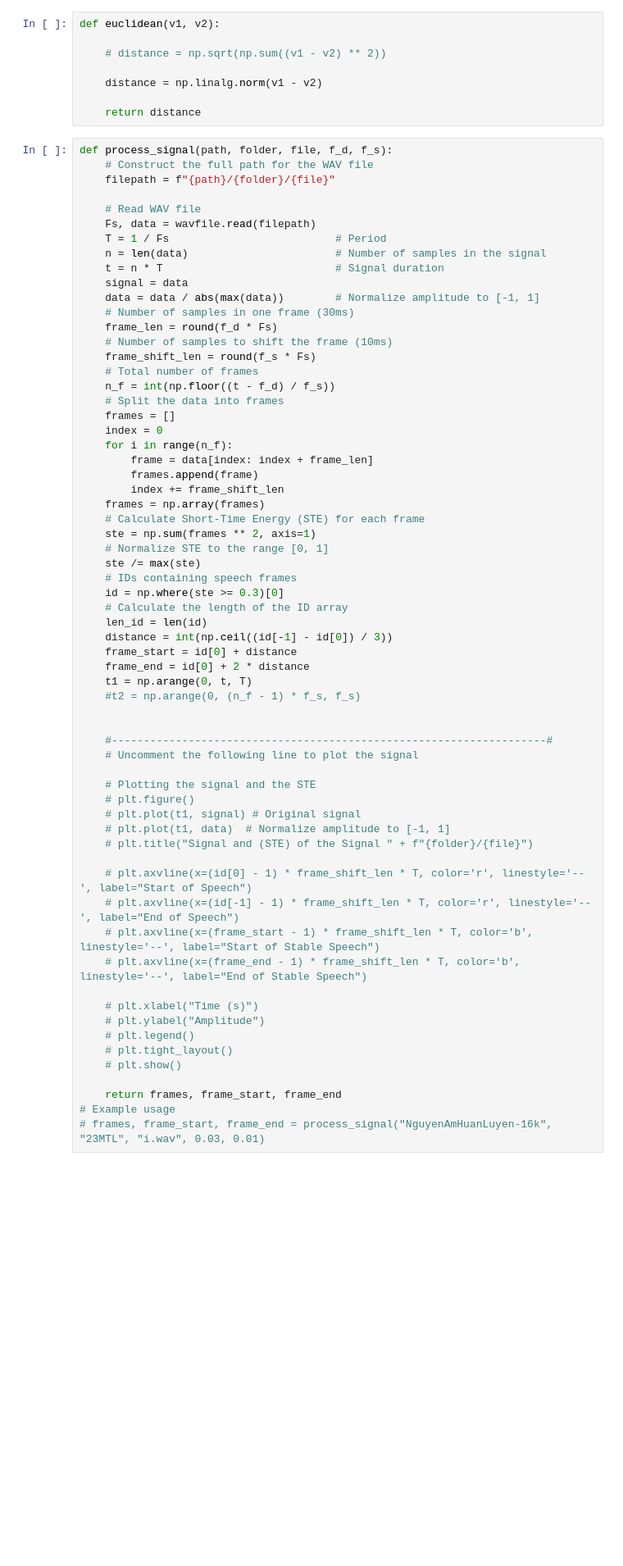
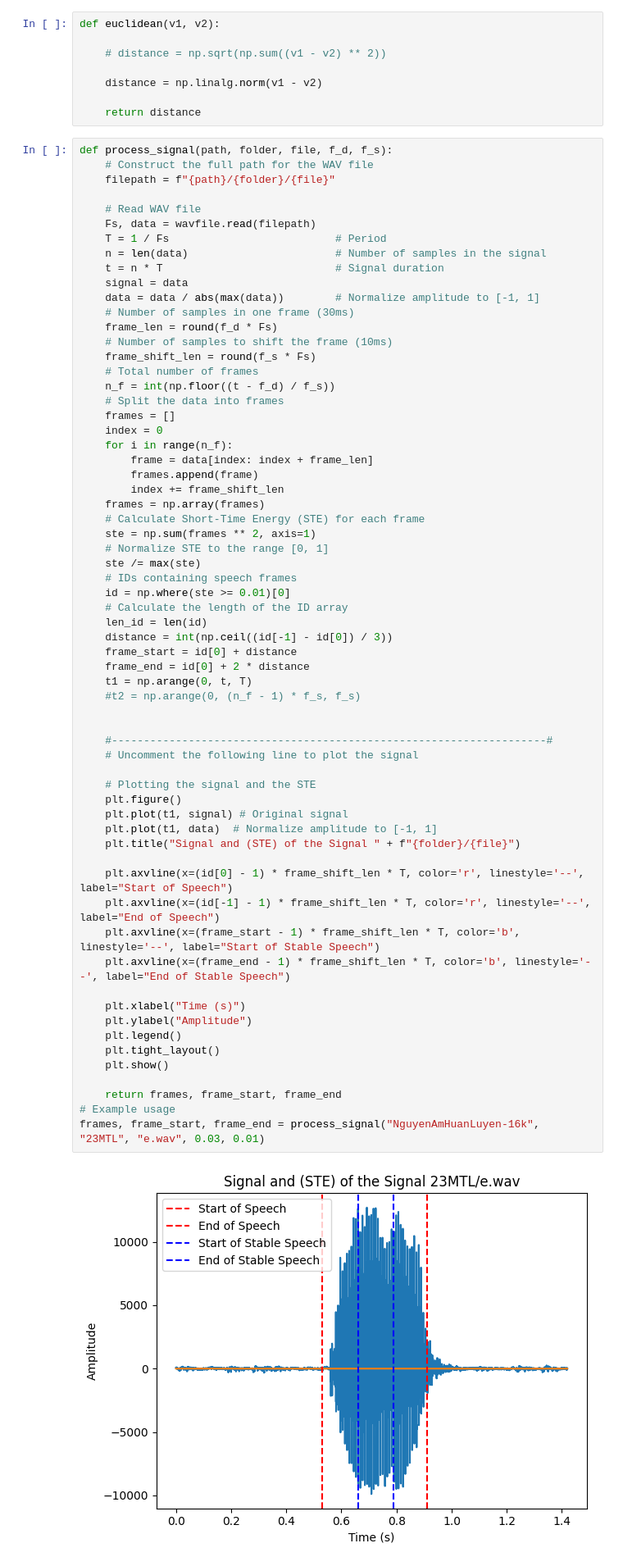
Before and after one commit to nate-q-136/xlths-baitap, a Jupyter notebook: bai2_test.ipynb, the cells around one changed output. Shown: that part at 82% size. Saved outputs shown, nothing was run; the diff lists cells and outputs as text; blank space fills up the shorter version.

```diff
--- a/bai2_test.ipynb
+++ b/bai2_test.ipynb
@@ -80,48 +80,50 @@ def process_signal(path, folder, file, f_d, f_s):
     frames = []
     index = 0
     for i in range(n_f):
         frame = data[index: index + frame_len]
         frames.append(frame)
         index += frame_shift_len
     frames = np.array(frames)
     # Calculate Short-Time Energy (STE) for each frame
     ste = np.sum(frames ** 2, axis=1)
     # Normalize STE to the range [0, 1]
     ste /= max(ste)
     # IDs containing speech frames
-    id = np.where(ste >= 0.3)[0]
+    id = np.where(ste >= 0.01)[0]
     # Calculate the length of the ID array
     len_id = len(id)
     distance = int(np.ceil((id[-1] - id[0]) / 3))
     frame_start = id[0] + distance
     frame_end = id[0] + 2 * distance
     t1 = np.arange(0, t, T)
     #t2 = np.arange(0, (n_f - 1) * f_s, f_s)
 
 
     #--------------------------------------------------------------------#
     # Uncomment the following line to plot the signal
 
     # Plotting the signal and the STE
-    # plt.figure()
-    # plt.plot(t1, signal) # Original signal
-    # plt.plot(t1, data)  # Normalize amplitude to [-1, 1]
-    # plt.title("Signal and (STE) of the Signal " + f"{folder}/{file}")
+    plt.figure()
+    plt.plot(t1, signal) # Original signal
+    plt.plot(t1, data)  # Normalize amplitude to [-1, 1]
+    plt.title("Signal and (STE) of the Signal " + f"{folder}/{file}")
 
-    # plt.axvline(x=(id[0] - 1) * frame_shift_len * T, color='r', linestyle='--', label="Start of Speech")
-    # plt.axvline(x=(id[-1] - 1) * frame_shift_len * T, color='r', linestyle='--', label="End of Speech")
-    # plt.axvline(x=(frame_start - 1) * frame_shift_len * T, color='b', linestyle='--', label="Start of Stable Speech")
-    # plt.axvline(x=(frame_end - 1) * frame_shift_len * T, color='b', linestyle='--', label="End of Stable Speech")
+    plt.axvline(x=(id[0] - 1) * frame_shift_len * T, color='r', linestyle='--', label="Start of Speech")
+    plt.axvline(x=(id[-1] - 1) * frame_shift_len * T, color='r', linestyle='--', label="End of Speech")
+    plt.axvline(x=(frame_start - 1) * frame_shift_len * T, color='b', linestyle='--', label="Start of Stable Speech")
+    plt.axvline(x=(frame_end - 1) * frame_shift_len * T, color='b', linestyle='--', label="End of Stable Speech")
 
-    # plt.xlabel("Time (s)")
-    # plt.ylabel("Amplitude")
-    # plt.legend()
-    # plt.tight_layout()
-    # plt.show()
+    plt.xlabel("Time (s)")
+    plt.ylabel("Amplitude")
+    plt.legend()
+    plt.tight_layout()
+    plt.show()
 
     return frames, frame_start, frame_end
 # Example usage
-# frames, frame_start, frame_end = process_signal("NguyenAmHuanLuyen-16k", "23MTL", "i.wav", 0.03, 0.01)
+frames, frame_start, frame_end = process_signal("NguyenAmHuanLuyen-16k", "23MTL", "e.wav", 0.03, 0.01)
+# %% [output]
+[figure, added]
 # %%
 def draw_result_matrix(result_matrix, title):
     # Draw table
```
Also changed, not shown: parts of 2 cells of this notebook, 3 other files.
